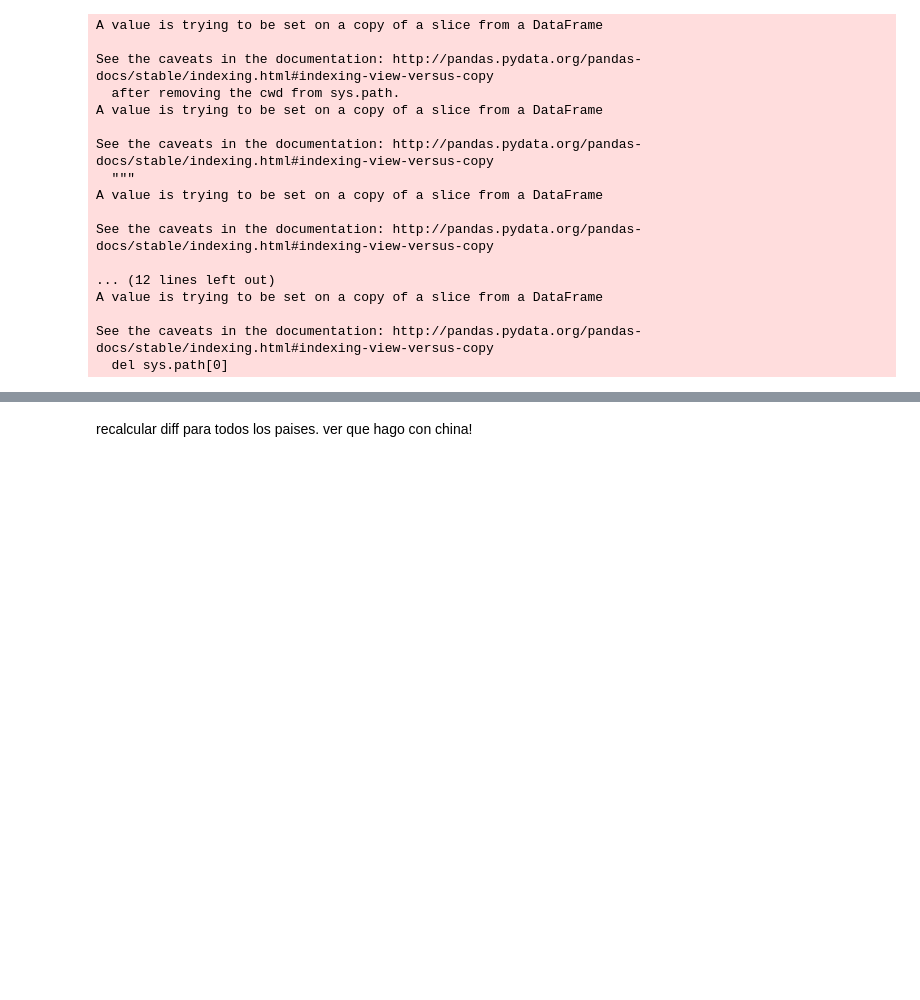
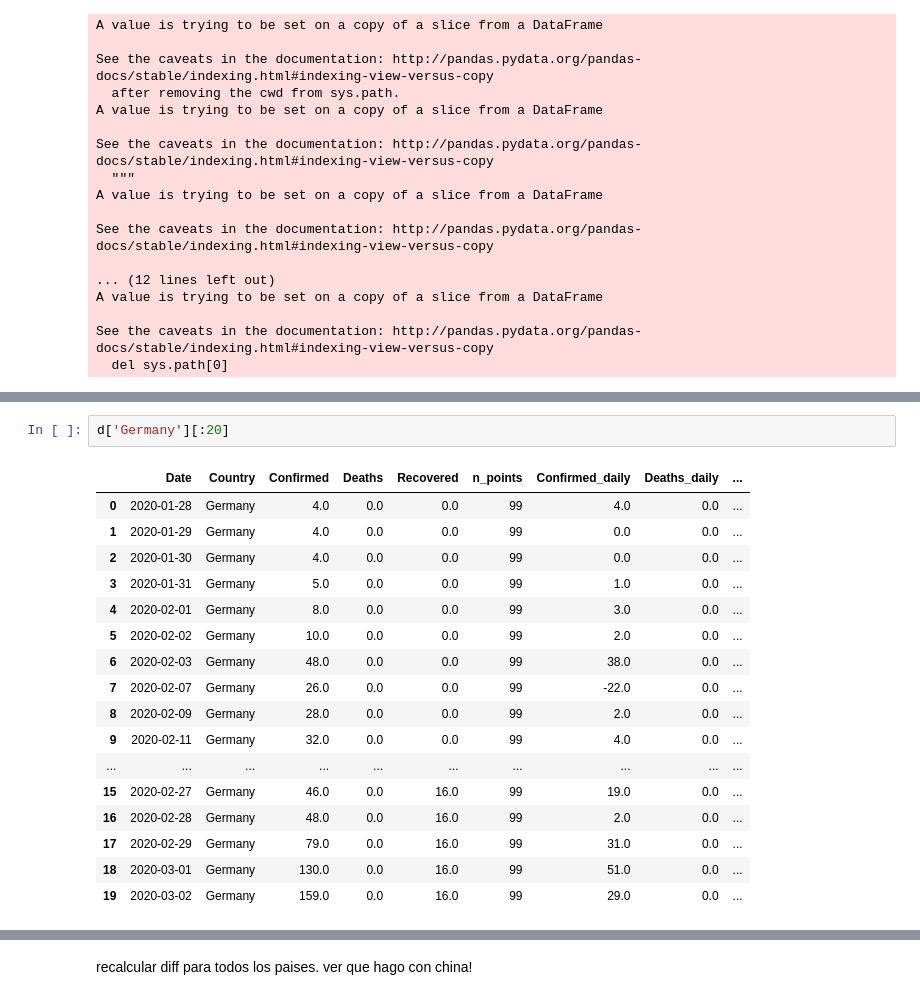
Before and after one commit to cnegrelli/COVID_19, a Jupyter notebook: csse_covid_19_data/csse_covid_19_daily_reports/COVID-19.ipynb, the cells around one changed output, grey strips where cells are left out. Drawn from its saved outputs; the diff is of its cells as text; blank space fills up the shorter version.

```diff
--- a/csse_covid_19_data/csse_covid_19_daily_reports/COVID-19.ipynb
+++ b/csse_covid_19_data/csse_covid_19_daily_reports/COVID-19.ipynb
@@ -2119,0 +2178,20 @@ See the caveats in the documentation: http://pandas.pydata.org/pandas-docs/stabl
+# %%
+d['Germany'][:20]
+# %% [output]
+|  | Date | Country | Confirmed | Deaths | Recovered | n_points | Confirmed_daily | Deaths_daily | ... |
+| 0 | 2020-01-28 | Germany | 4.0 | 0.0 | 0.0 | 99 | 4.0 | 0.0 | ... |
+| 1 | 2020-01-29 | Germany | 4.0 | 0.0 | 0.0 | 99 | 0.0 | 0.0 | ... |
+| 2 | 2020-01-30 | Germany | 4.0 | 0.0 | 0.0 | 99 | 0.0 | 0.0 | ... |
+| 3 | 2020-01-31 | Germany | 5.0 | 0.0 | 0.0 | 99 | 1.0 | 0.0 | ... |
+| 4 | 2020-02-01 | Germany | 8.0 | 0.0 | 0.0 | 99 | 3.0 | 0.0 | ... |
+| 5 | 2020-02-02 | Germany | 10.0 | 0.0 | 0.0 | 99 | 2.0 | 0.0 | ... |
+| 6 | 2020-02-03 | Germany | 48.0 | 0.0 | 0.0 | 99 | 38.0 | 0.0 | ... |
+| 7 | 2020-02-07 | Germany | 26.0 | 0.0 | 0.0 | 99 | -22.0 | 0.0 | ... |
+| 8 | 2020-02-09 | Germany | 28.0 | 0.0 | 0.0 | 99 | 2.0 | 0.0 | ... |
+| 9 | 2020-02-11 | Germany | 32.0 | 0.0 | 0.0 | 99 | 4.0 | 0.0 | ... |
+| ... | ... | ... | ... | ... | ... | ... | ... | ... | ... |
+| 15 | 2020-02-27 | Germany | 46.0 | 0.0 | 16.0 | 99 | 19.0 | 0.0 | ... |
+| 16 | 2020-02-28 | Germany | 48.0 | 0.0 | 16.0 | 99 | 2.0 | 0.0 | ... |
+| 17 | 2020-02-29 | Germany | 79.0 | 0.0 | 16.0 | 99 | 31.0 | 0.0 | ... |
+| 18 | 2020-03-01 | Germany | 130.0 | 0.0 | 16.0 | 99 | 51.0 | 0.0 | ... |
+| 19 | 2020-03-02 | Germany | 159.0 | 0.0 | 16.0 | 99 | 29.0 | 0.0 | ... |
```
Also changed, not shown: parts of 15 cells of this notebook.
